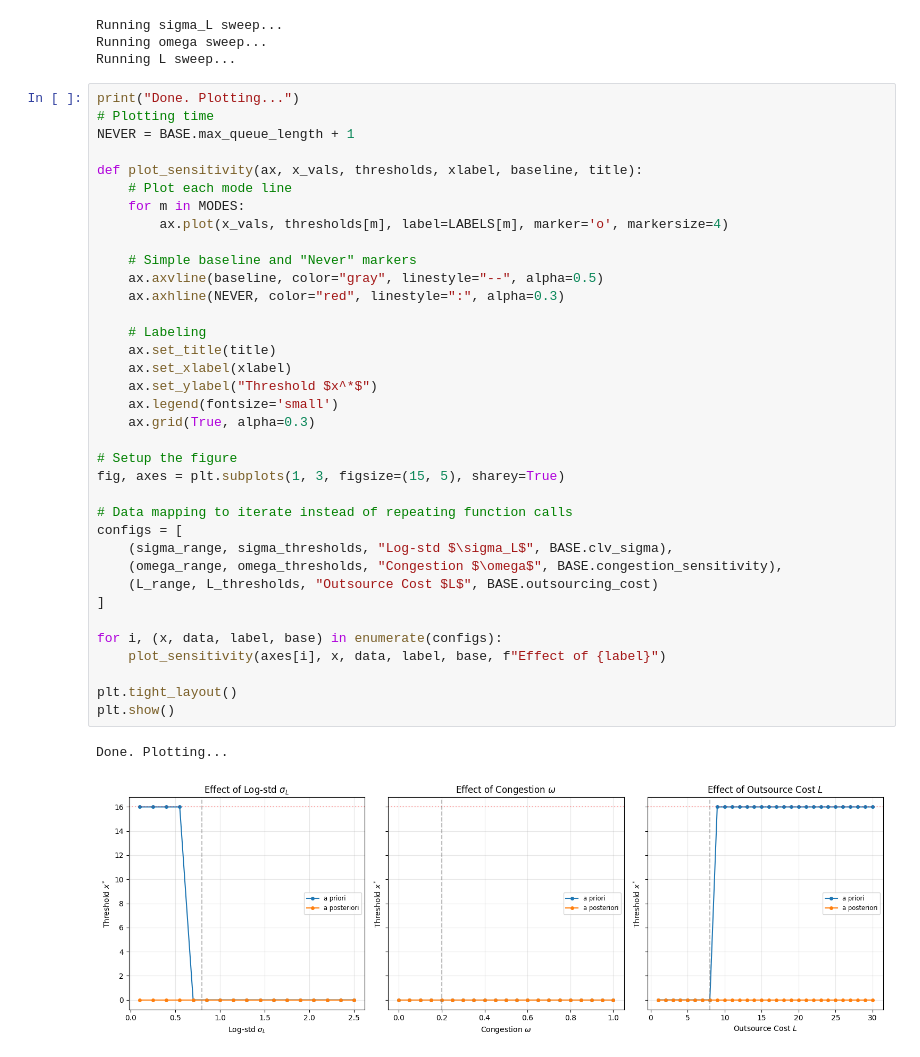
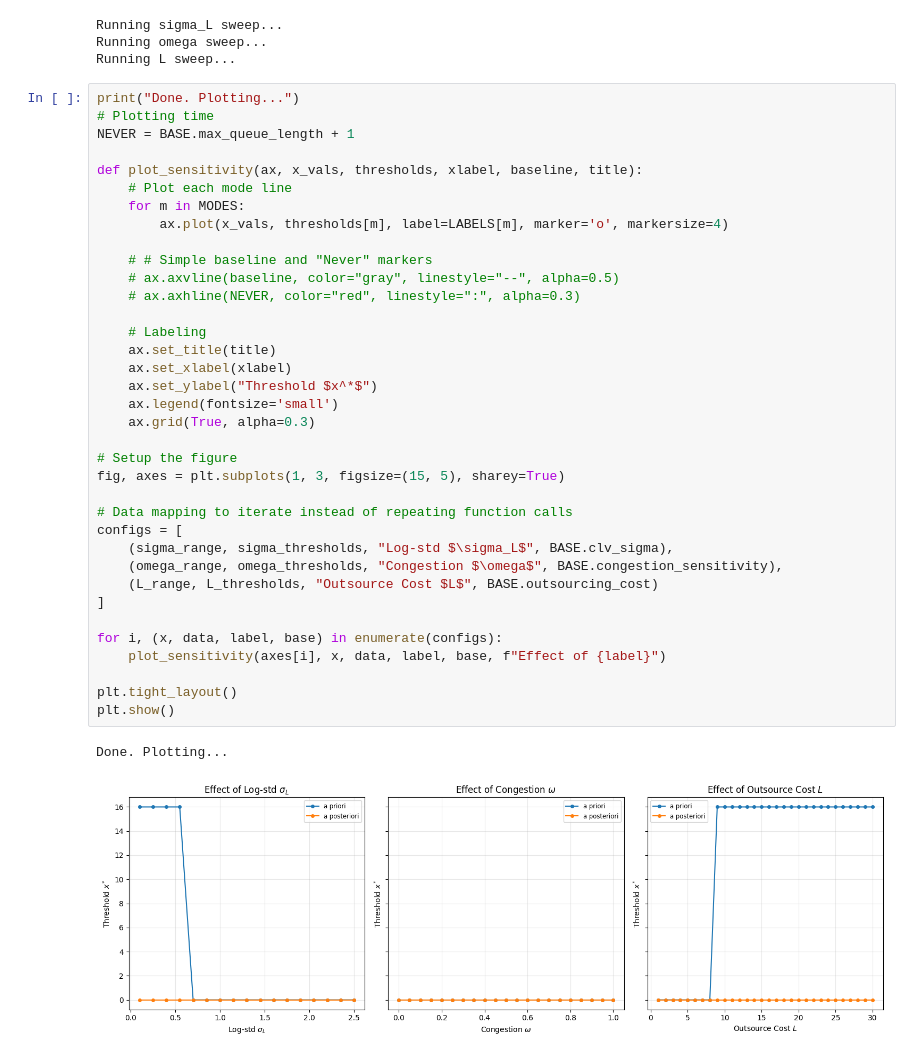
Before and after one commit to BSDSBA-JF/aaib, a Jupyter notebook: experiments/E04_CLV.ipynb, the cells around one changed output. Saved outputs shown, nothing was run; the diff lists cells and outputs as text.

```diff
--- a/experiments/E04_CLV.ipynb
+++ b/experiments/E04_CLV.ipynb
@@ -730,34 +730,34 @@ NEVER = BASE.max_queue_length + 1
 def plot_sensitivity(ax, x_vals, thresholds, xlabel, baseline, title):
     # Plot each mode line
     for m in MODES:
         ax.plot(x_vals, thresholds[m], label=LABELS[m], marker='o', markersize=4)
 
-    # Simple baseline and "Never" markers
-    ax.axvline(baseline, color="gray", linestyle="--", alpha=0.5)
-    ax.axhline(NEVER, color="red", linestyle=":", alpha=0.3)
+    # # Simple baseline and "Never" markers
+    # ax.axvline(baseline, color="gray", linestyle="--", alpha=0.5)
+    # ax.axhline(NEVER, color="red", linestyle=":", alpha=0.3)
 
     # Labeling
     ax.set_title(title)
     ax.set_xlabel(xlabel)
     ax.set_ylabel("Threshold $x^*$")
     ax.legend(fontsize='small')
     ax.grid(True, alpha=0.3)
 
 # Setup the figure
 fig, axes = plt.subplots(1, 3, figsize=(15, 5), sharey=True)
 
 # Data mapping to iterate instead of repeating function calls
 configs = [
     (sigma_range, sigma_thresholds, "Log-std $\sigma_L$", BASE.clv_sigma),
     (omega_range, omega_thresholds, "Congestion $\omega$", BASE.congestion_sensitivity),
     (L_range, L_thresholds, "Outsource Cost $L$", BASE.outsourcing_cost)
 ]
 
 for i, (x, data, label, base) in enumerate(configs):
     plot_sensitivity(axes[i], x, data, label, base, f"Effect of {label}")
 
 plt.tight_layout()
 plt.show()
 # %% [output]
 Done. Plotting...
-[figure, old version]
+[figure, new version]
```
Also changed, not shown: parts of 2 cells of this notebook, 6 other files.
